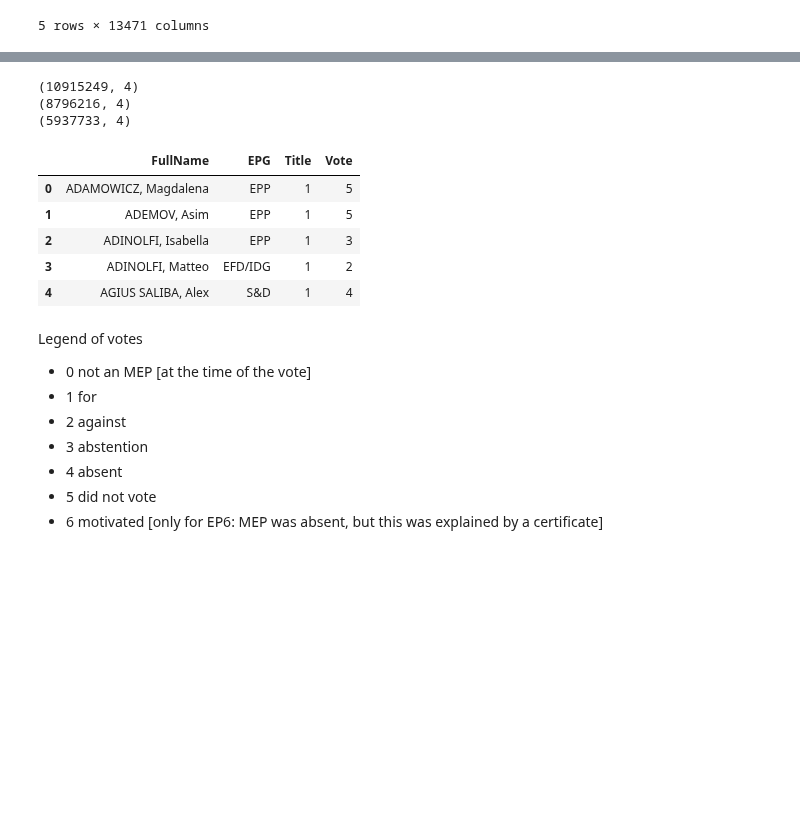
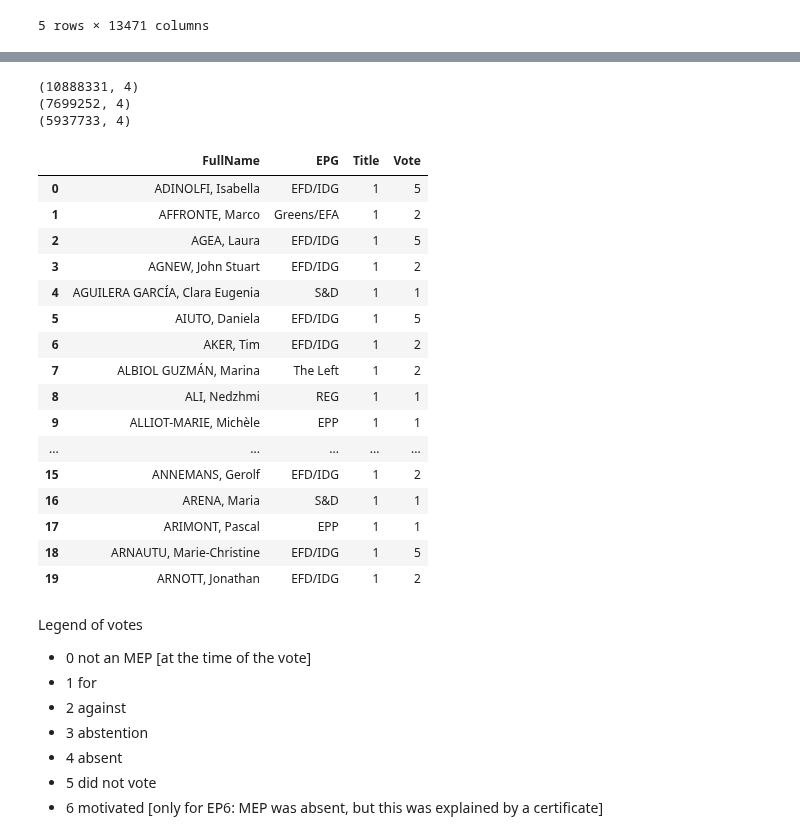
Before and after one commit to izu457/Thesis_Finetuning_GPT3.5_Political_Stance, a Jupyter notebook: EDA.ipynb, the cells around one changed output, grey strips where cells are left out. Cells and saved outputs as stored; diff of their text form; code cells hidden in the pictures; blank space fills up the shorter version.

```diff
--- a/EDA.ipynb
+++ b/EDA.ipynb
@@ -250,0 +249,27 @@ Index(['FullName', 'EPG', 'Start', 'End', '1', '2', '3', '4', '5', '6',
+# %%
+# check for NaNs in EPG column
+print(f"Number of NaNs EP9: {votes_meps_EP9.isnull().sum().sum()}")
+print(f"Number of NANs in EPG EP9: {votes_meps_EP9['EPG'].isnull().sum()}")
+print(f"Number of NaNs EP8: {votes_meps_EP8.isnull().sum().sum()}")
+print(f"Number of NANs in EPG EP8: {votes_meps_EP8['EPG'].isnull().sum()}")
+print(f"Number of NaNs EP7: {votes_meps_EP7.isnull().sum().sum()}")
+print(f"Number of NANs in EPG EP7: {votes_meps_EP7['EPG'].isnull().sum()}")
+
+# print rows with NaN in EPG column
+display(votes_meps_EP9[votes_meps_EP9['EPG'].isnull()])
+
+# print unique values of row 657
+print(votes_meps_EP9.iloc[366].unique())
+print(votes_meps_EP9.iloc[657].unique())
+# delete null rows
+votes_meps_EP9 = votes_meps_EP9.drop(366)
+votes_meps_EP9 = votes_meps_EP9.drop(657)
+# manually add EPG to 16 and 118
+votes_meps_EP9.loc[16, 'EPG'] = 'The Left'
+votes_meps_EP9.loc[118, 'EPG'] = 'The Left'
+
+# 107 MEPs in the EP8 have been inactive during some period
+# There are 858 MEPs in the dataset, only 751 that have been active during the whole period are kept
+print(votes_meps_EP8.shape)
+votes_meps_EP8 = votes_meps_EP8.dropna(subset=['EPG'])
+print(votes_meps_EP8.shape)
@@ -251,33 +289,44 @@ Index(['FullName', 'EPG', 'Start', 'End', '1', '2', '3', '4', '5', '6',
 # %%
 # unpivot dataframes from wide to long format
 meps_melted_EP9 = votes_meps_EP9.melt(id_vars=['FullName', 'EPG'], var_name='Title', value_name='Vote')
 meps_melted_EP8 = votes_meps_EP8.melt(id_vars=['FullName', 'EPG'], var_name='Title', value_name='Vote')
 meps_melted_EP7 = votes_meps_EP7.melt(id_vars=['FullName', 'EPG'], var_name='Title', value_name='Vote')
 
 # drop rows with NaN values in column "Vote"
 meps_melted_EP9 = meps_melted_EP9.dropna(subset=['Vote'])
 meps_melted_EP8 = meps_melted_EP8.dropna(subset=['Vote'])
 meps_melted_EP7 = meps_melted_EP7.dropna(subset=['Vote'])
 
 # convert all values in column Title to integers
 meps_melted_EP9['Title'] = meps_melted_EP9['Title'].astype(int)
 meps_melted_EP8['Title'] = meps_melted_EP8['Title'].astype(int)
 meps_melted_EP7['Title'] = meps_melted_EP7['Title'].astype(int)
 
 print(meps_melted_EP9.shape)
 print(meps_melted_EP8.shape)
 print(meps_melted_EP7.shape)
-display(meps_melted_EP9.head())
+display(meps_melted_EP8.head(20))
 # %% [output]
-(10915249, 4)
-(8796216, 4)
+(10888331, 4)
+(7699252, 4)
 (5937733, 4)
 |  | FullName | EPG | Title | Vote |
-| 0 | ADAMOWICZ, Magdalena | EPP | 1 | 5 |
-| 1 | ADEMOV, Asim | EPP | 1 | 5 |
-| 2 | ADINOLFI, Isabella | EPP | 1 | 3 |
-| 3 | ADINOLFI, Matteo | EFD/IDG | 1 | 2 |
-| 4 | AGIUS SALIBA, Alex | S&D | 1 | 4 |
+| 0 | ADINOLFI, Isabella | EFD/IDG | 1 | 5 |
+| 1 | AFFRONTE, Marco | Greens/EFA | 1 | 2 |
+| 2 | AGEA, Laura | EFD/IDG | 1 | 5 |
+| 3 | AGNEW, John Stuart | EFD/IDG | 1 | 2 |
+| 4 | AGUILERA GARCÍA, Clara Eugenia | S&D | 1 | 1 |
+| 5 | AIUTO, Daniela | EFD/IDG | 1 | 5 |
+| 6 | AKER, Tim | EFD/IDG | 1 | 2 |
+| 7 | ALBIOL GUZMÁN, Marina | The Left | 1 | 2 |
+| 8 | ALI, Nedzhmi | REG | 1 | 1 |
+| 9 | ALLIOT-MARIE, Michèle | EPP | 1 | 1 |
+| ... | ... | ... | ... | ... |
+| 15 | ANNEMANS, Gerolf | EFD/IDG | 1 | 2 |
+| 16 | ARENA, Maria | S&D | 1 | 1 |
+| 17 | ARIMONT, Pascal | EPP | 1 | 1 |
+| 18 | ARNAUTU, Marie-Christine | EFD/IDG | 1 | 5 |
+| 19 | ARNOTT, Jonathan | EFD/IDG | 1 | 2 |
 # %% [markdown]
 Legend of votes
 - 0 not an MEP [at the time of the vote]
```
Also changed, not shown: parts of 11 cells of this notebook, 1 other file.
